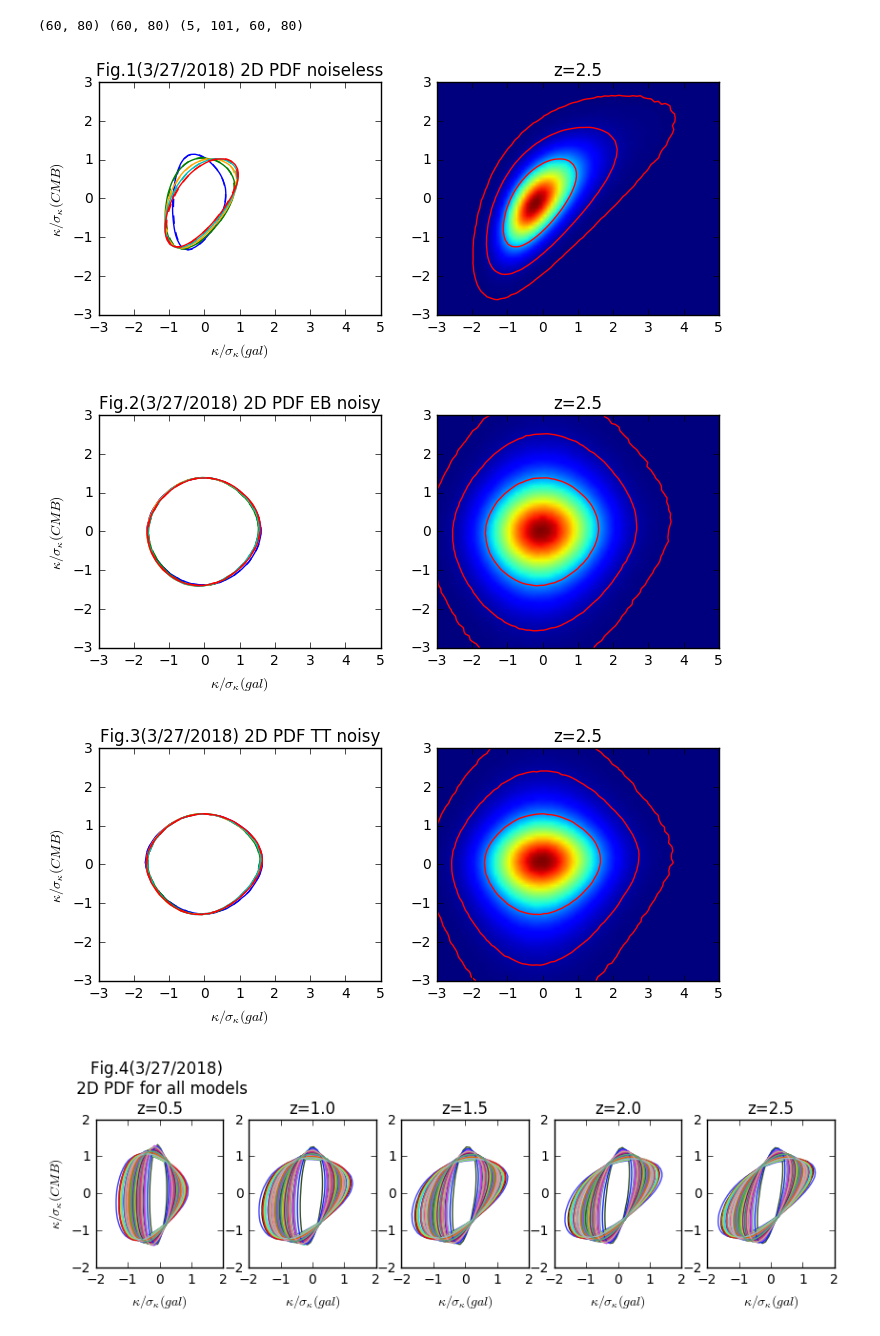
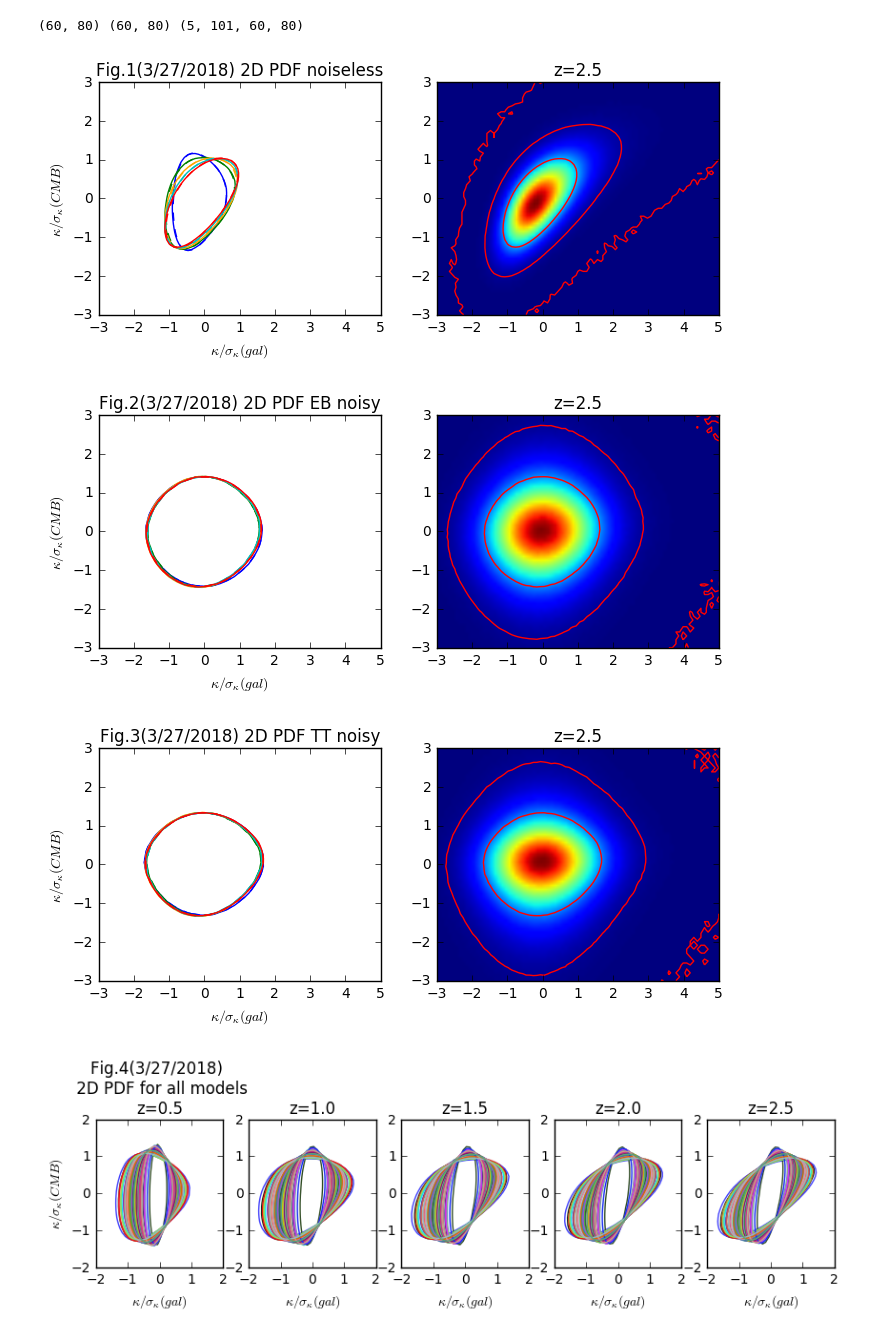
Before and after one commit to liuxx479/PDFs, a Jupyter notebook: PDFs.ipynb, the cells around one changed output. Cells and saved outputs as stored; diff of their text form; code cells hidden in the pictures.

```diff
--- a/PDFs.ipynb
+++ b/PDFs.ipynb
@@ -18,6 +18,7 @@ from matplotlib import pyplot
 #         save(out_fn, out)
 # %%
 z_source = arange(0.5,3,0.5)
+isum = 210**2
 pdf2debI = array([load('stats_avg/output_eb_5000_s4_ALL_igalXicmb_2dpdf_%.1f_1.0_1.0.npy'
                      %(iz)) for iz in z_source])
 pdf2dttI = array([load('stats_avg/output_tt_3000_s4_ALL_igalXicmb_2dpdf_%.1f_1.0_1.0.npy'
@@ -36,34 +50,34 @@ print X.shape, Y.shape, pdf2debI.shape
 # %%
 i = 0
 titles = ['noiseless',  'EB noisy', 'TT noisy']
 for pdf2ds in [pdf2debI, pdf2debN, pdf2dttN]:
     i+=1
     f, (ax1,ax2) = subplots(1,2,figsize=(8,3))
     seed(45)
     colors=['b','g','orange','c','r']
     for iz in range(5):
         icolor=rand(3)
         ipdf0 = pdf2ds[iz, 0]
-        ilev0=WLanalysis.findlevel(ipdf0)
+        ilev0=WLanalysis.findlevel(ipdf0, isum = isum)
         ipdf1 = pdf2ds[iz, 1]
-        ilev1=WLanalysis.findlevel(ipdf1)
+        ilev1=WLanalysis.findlevel(ipdf1, isum = isum)
         ax1.contour(X, Y, ipdf0, levels=[ilev0[0],], colors=colors[iz],label='z=%.1f'%(z_source[iz]))
         ax1.contour(X, Y, ipdf1, levels=[ilev1[0],], colors=colors[iz], linestyles='dashed')
         if iz==4:
             ax2.imshow(ipdf0,extent=[-3,5,-3,3], origin='lower',aspect='auto')
             ax2.contour(X, Y,ipdf0, levels=sort(ilev0), colors='r',label='z=%.1f'%(z_source[iz]))
     ax1.legend(loc=0,frameon=0, fontsize=10)
     #ax1.set_xlim(-2,2)
     #ax1.set_ylim(-2,2)
     ax1.set_xlabel(r'$\kappa/\sigma_\kappa (gal)$')
     ax1.set_ylabel(r'$\kappa/\sigma_\kappa (CMB)$')
     ax1.set_title('Fig.%i(3/27/2018) 2D PDF %s'%(i, titles[i-1]))
     ax2.set_title('z=2.5')
     show()
 # %% [output]
-[figure, old version]
+[figure, new version]
-[figure, old version]
+[figure, new version]
-[figure, old version]
+[figure, new version]
 # %%
 f, axes = subplots(1,5,figsize=(10,2))
 for iz in range(5):
```
Also changed, not shown: parts of 25 cells of this notebook.
